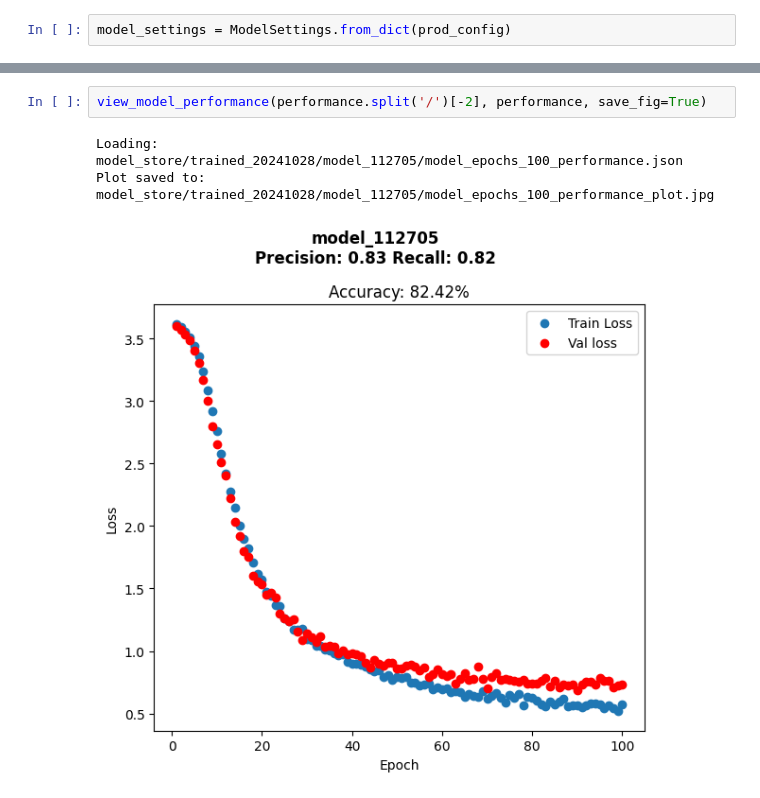
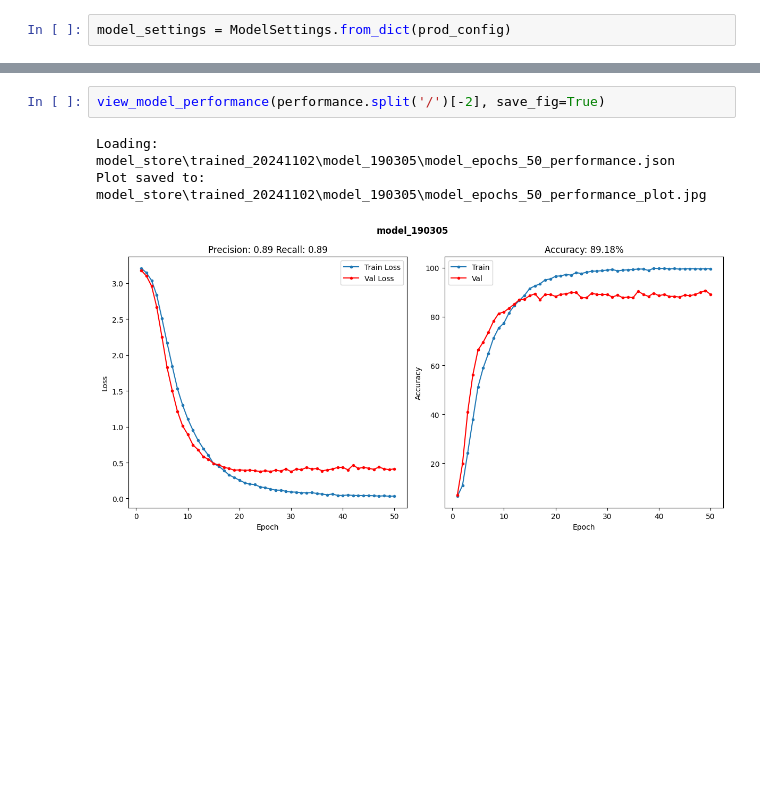
Before and after one commit to kqualben/bowser, a Jupyter notebook: train_notebook.ipynb, the cells around one changed output, grey strips where cells are left out. Cells and saved outputs as stored; diff of their text form; blank space fills up the shorter version.

Commit message:
latest model

```diff
--- a/train_notebook.ipynb
+++ b/train_notebook.ipynb
@@ -35,6 +44,6 @@ File saved to: model_store/trained_20241028/model_112705/model_settings.pkl
 # %%
-view_model_performance(performance.split('/')[-2], performance, save_fig=True)
+view_model_performance(performance.split('/')[-2], save_fig=True)
 # %% [output]
-Loading: model_store/trained_20241028/model_112705/model_epochs_100_performance.json
-Plot saved to: model_store/trained_20241028/model_112705/model_epochs_100_performance_plot.jpg
+Loading: model_store\trained_20241102\model_190305\model_epochs_50_performance.json
+Plot saved to: model_store\trained_20241102\model_190305\model_epochs_50_performance_plot.jpg
-[figure, old version]
+[figure, new version]
```
Also changed, not shown: parts of 3 cells of this notebook, 1 other file.
